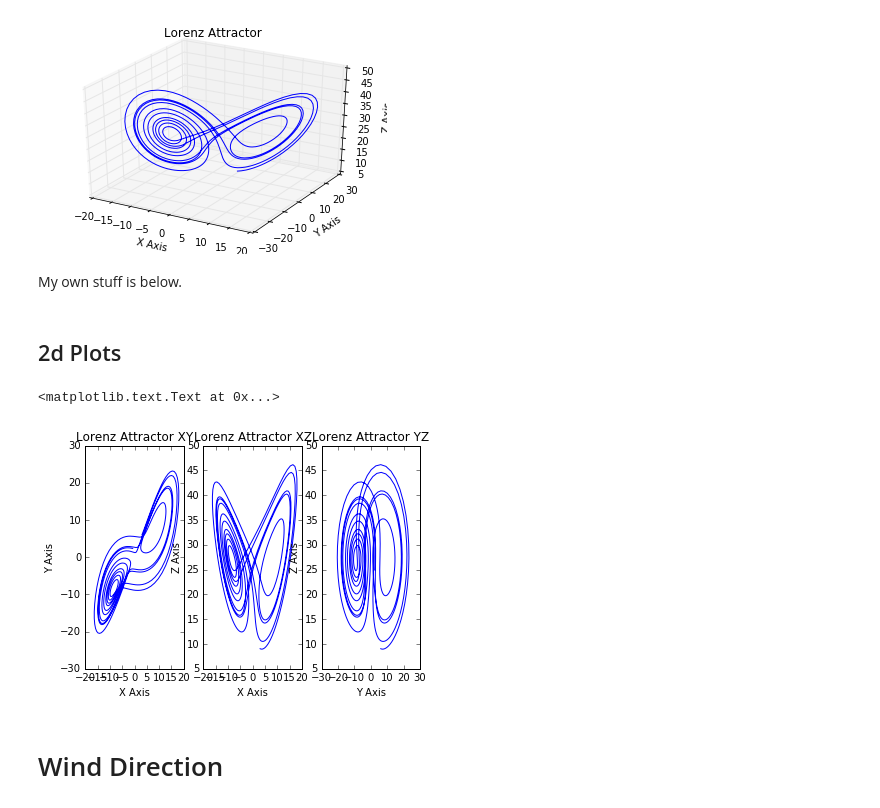
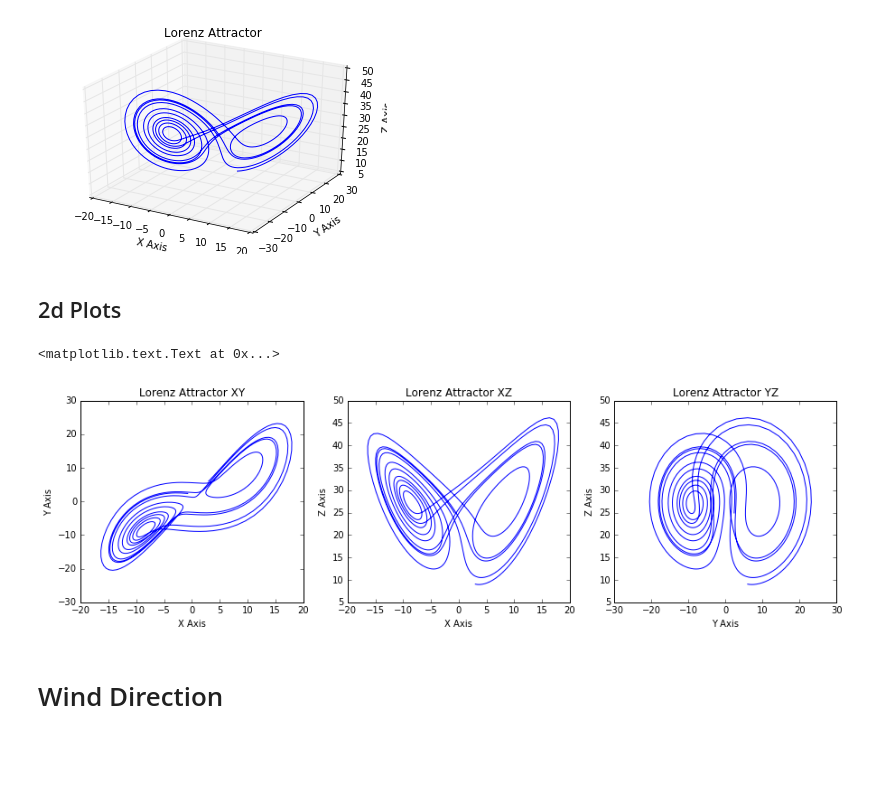
Before and after one commit to bi3mer/WeatherForecasting, a Jupyter notebook: Lorenz Simulation.ipynb, the cells around one changed output. Saved outputs shown, nothing was run; the diff lists cells and outputs as text; code cells hidden in the pictures; blank space fills up the shorter version.

```diff
--- a/Lorenz Simulation.ipynb
+++ b/Lorenz Simulation.ipynb
@@ -8,5 +7,5 @@ dt = .01
 # %%
-xs,ys,zs = build_system(stepCnt,dt)
+xs,ys,zs = build_system(stepCnt)
 # %% [markdown]
 # Lorenz System
 # %% [markdown]
@@ -28,30 +27,28 @@ ax.set_title("Lorenz Attractor")
 plt.show()
 # %% [output]
 [figure]
-# %% [markdown]
-My own stuff is below.
 # %% [markdown]
 ## 2d Plots
 # %%
 f, (ax1, ax2, ax3) = plt.subplots(1, 3)
-
+f.set_figwidth(15)
 ax1.plot(xs, ys)
 ax1.set_xlabel("X Axis")
 ax1.set_ylabel("Y Axis")
 ax1.set_title("Lorenz Attractor XY")
 
 ax2.plot(xs, zs)
 ax2.set_xlabel("X Axis")
 ax2.set_ylabel("Z Axis")
 ax2.set_title("Lorenz Attractor XZ")
 
 ax3.plot(ys, zs)
 ax3.set_xlabel("Y Axis")
 ax3.set_ylabel("Z Axis")
 ax3.set_title("Lorenz Attractor YZ")
 # %% [output]
 <matplotlib.text.Text at 0x...>
-[figure, old version]
+[figure, new version]
 # %% [markdown]
 # Wind Direction
 # %%
```
Also changed, not shown: parts of 15 cells of this notebook, 1 other file.
